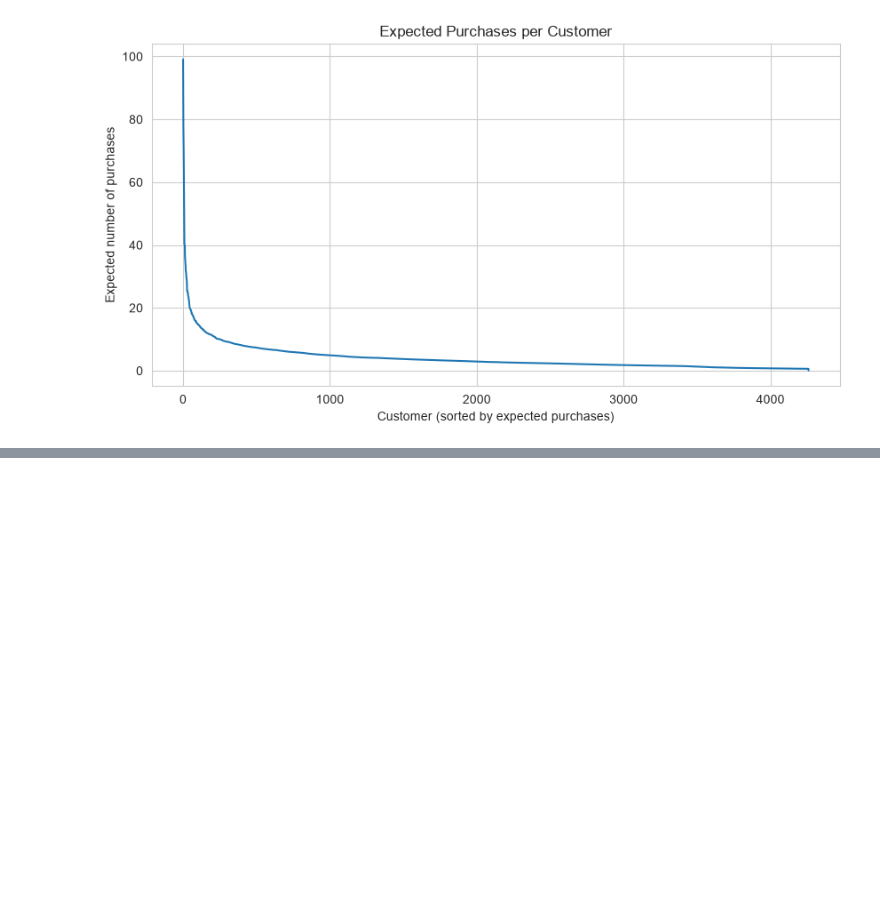
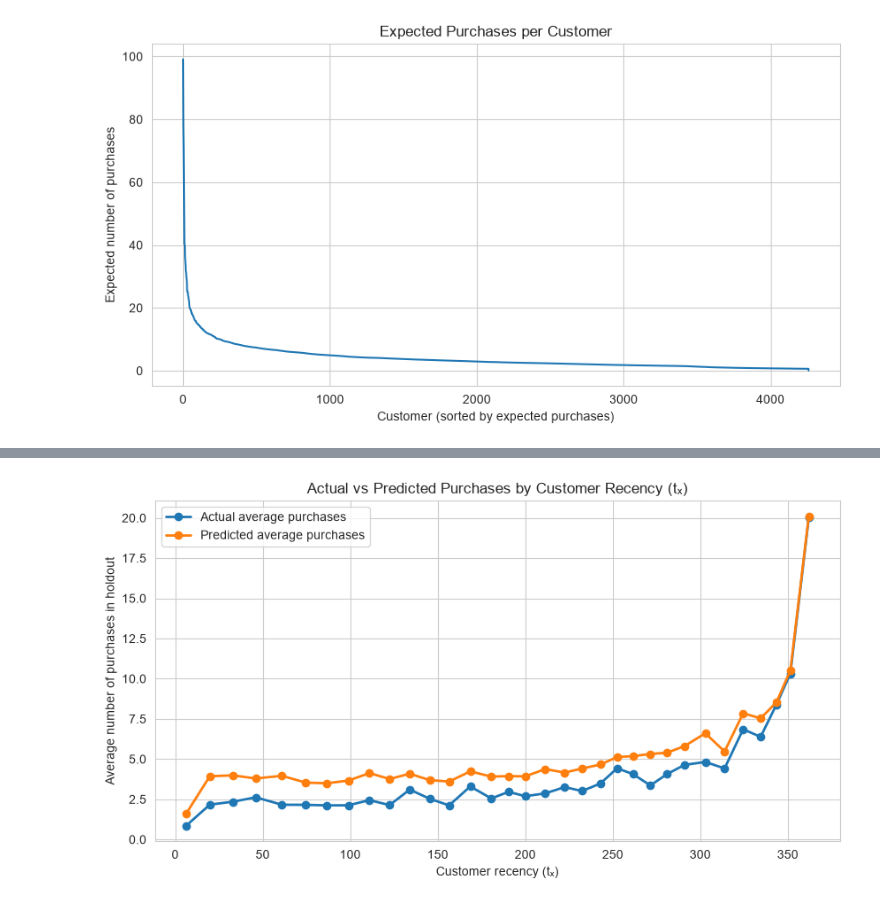
Before and after one commit to amdirfan88/customer-clv, a Jupyter notebook: notebooks/02_CLV.ipynb, the cells around one changed output, grey strips where cells are left out. Drawn from its saved outputs; the diff is of its cells as text; code cells hidden in the pictures; blank space fills up the shorter version.

```diff
--- a/notebooks/02_CLV.ipynb
+++ b/notebooks/02_CLV.ipynb
@@ -665,0 +1296,80 @@ NameError: name 'product_table' is not defined
+# %%
+# --------------------------------------------------
+# Create ~50 recency (t_x) classes
+# --------------------------------------------------
+plot_data = evaluation.dropna(
+    subset=["pred_purchases", "actual_purchases", "recency"]
+).copy()
+
+plot_data["tx_class"] = pd.qcut(
+    plot_data["recency"],
+    q=50,
+    duplicates="drop"
+)
+
+tx_summary = (
+    plot_data
+    .groupby("tx_class", observed=True)
+    .agg(
+        actual_avg_purchases=("actual_purchases", "mean"),
+        pred_avg_purchases=("pred_purchases", "mean"),
+        n_customers=("customer_id", "size")
+    )
+    .reset_index()
+)
+
+tx_summary["tx_mid"] = tx_summary["tx_class"].apply(
+    lambda x: (x.left + x.right) / 2
+)
+
+tx_summary = tx_summary.sort_values("tx_mid").reset_index(drop=True)
+
+# --------------------------------------------------
+# Figure 1
+# --------------------------------------------------
+plt.figure(figsize=(10,5))
+
+plt.plot(
+    tx_summary["tx_mid"],
+    tx_summary["actual_avg_purchases"],
+    marker="o",
+    linewidth=2,
+    label="Actual average purchases"
+)
+
+plt.plot(
+    tx_summary["tx_mid"],
+    tx_summary["pred_avg_purchases"],
+    marker="o",
+    linewidth=2,
+    label="Predicted average purchases"
+)
+
+plt.xlabel("Customer recency (tₓ)")
+plt.ylabel("Average number of purchases in holdout")
+plt.title("Actual vs Predicted Purchases by Customer Recency (tₓ)")
+plt.grid(True)
+plt.legend()
+
+plt.show()
+
+# --------------------------------------------------
+# Figure 2
+# --------------------------------------------------
+plt.figure(figsize=(10,5))
+
+plt.plot(
+    tx_summary["tx_mid"],
+    tx_summary["n_customers"],
+    marker="o",
+    linewidth=2
+)
+
+plt.xlabel("Customer recency (tₓ)")
+plt.ylabel("Number of customers")
+plt.title("Customer Distribution by Recency (tₓ) Class")
+plt.grid(True)
+
+plt.show()
+# %% [output]
+[figure, added]
```
Also changed, not shown: parts of 16 cells of this notebook, 1 other file.
